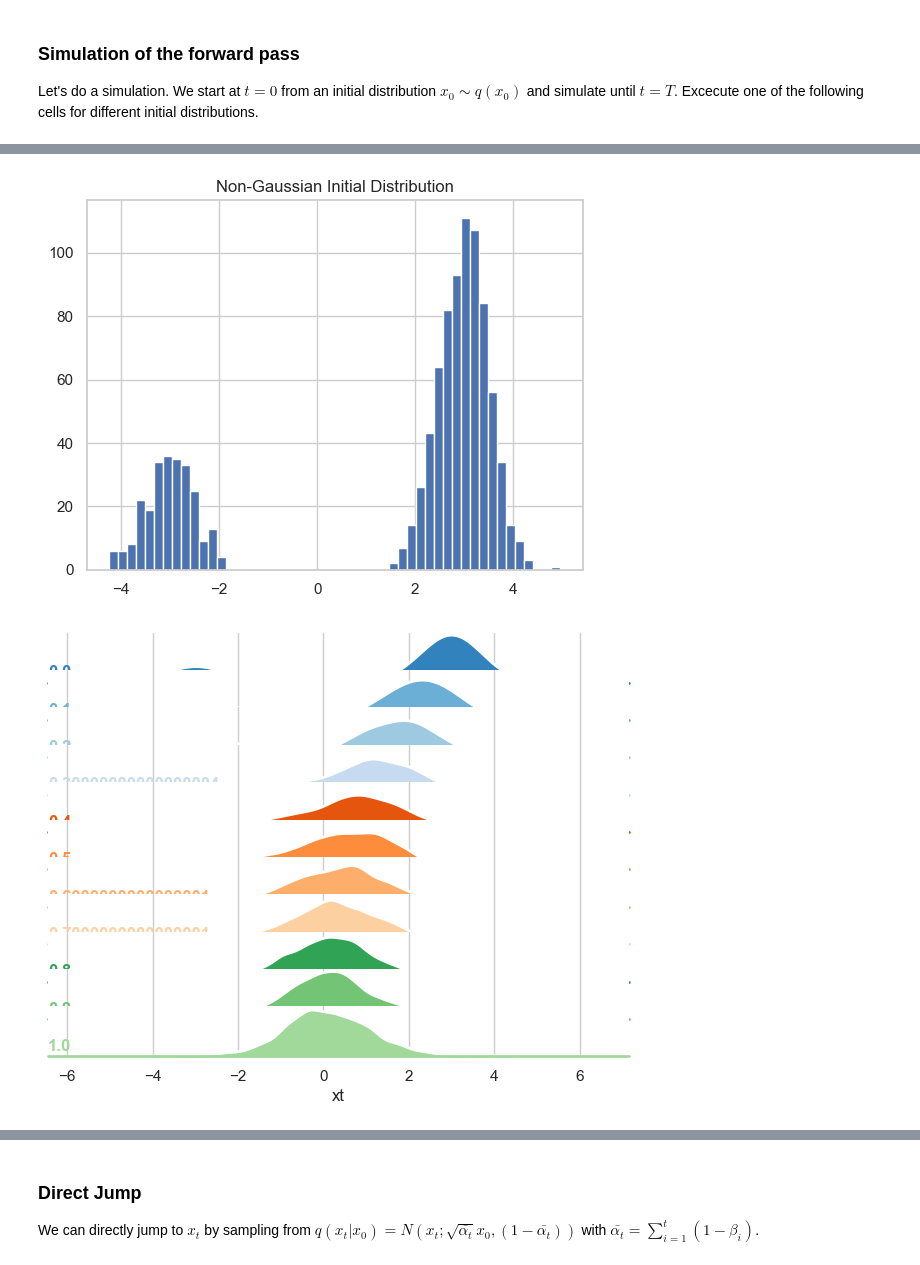
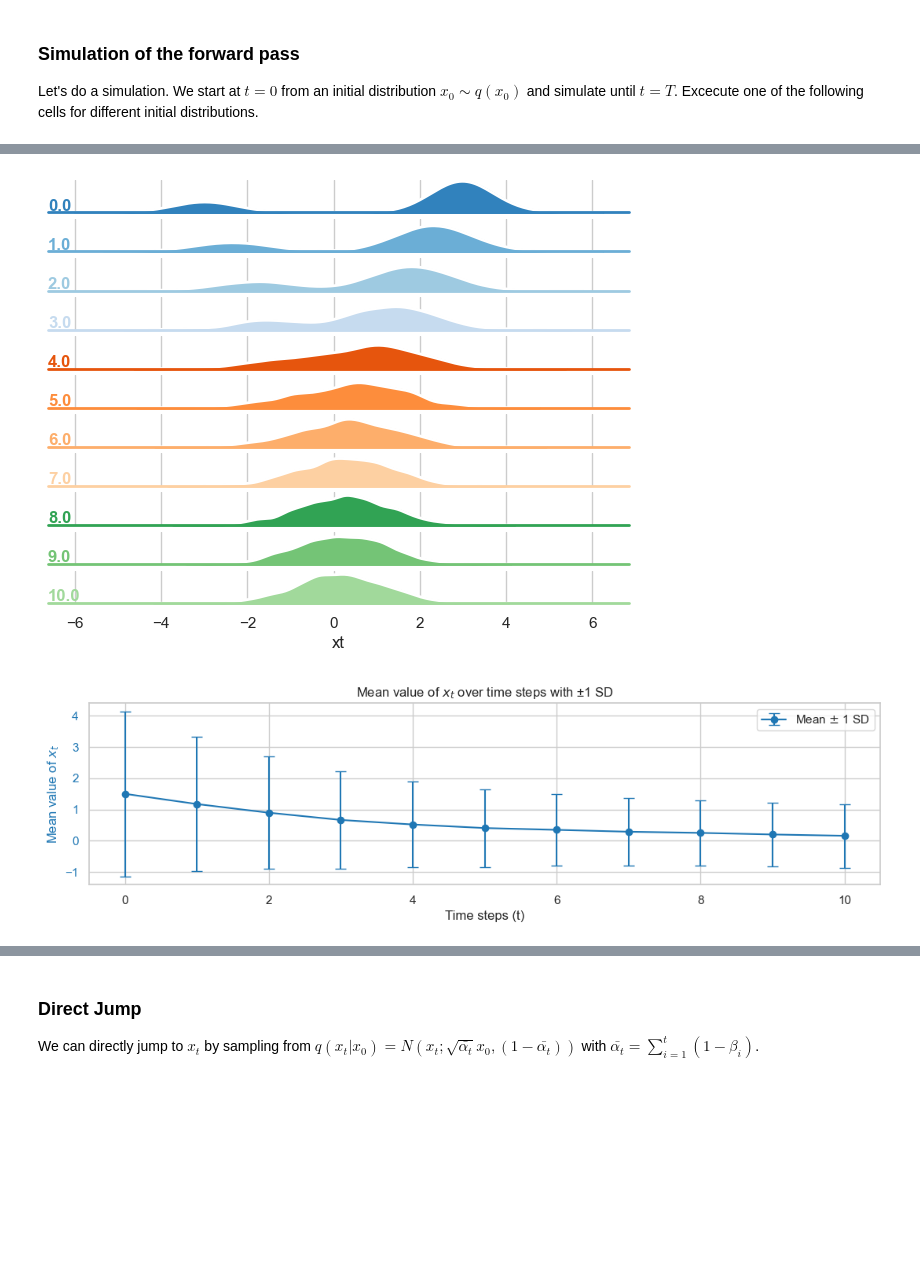
Before and after one commit to ioskn/mldl_htwg, a Jupyter notebook: generative/diffusion.ipynb, the cells around one changed output, grey strips where cells are left out. Drawn from its saved outputs; the diff is of its cells as text; code cells hidden in the pictures; blank space fills up the shorter version.

```diff
--- a/generative/diffusion.ipynb
+++ b/generative/diffusion.ipynb
@@ -9,3 +9,11 @@ This notebook explains the diffusion model and gives an example for a 1-D diffus
+# %%
+import pandas as pd
+import seaborn as sns
+import matplotlib.pyplot as plt
+from sklearn.preprocessing import MinMaxScaler
+import numpy as np
+
+EXAMPLE_BIMODAL = True # True for bimodal, False for unimodal data example shown in the slides
 # %% [markdown]
 ## Forward pass simulation of the transition Kernel
 
@@ -35,10 +56,0 @@ xt[xt < 10.4] = np.random.normal(10, 0.5, len(xt[xt < 10.4]))
-# %%
-####### Bimodal Distribution centered at zero #######
-import numpy as np
-N = int(1e3)
-xt = np.random.normal(3, 0.5, N)
-idx = np.random.choice(N, int(N/4), replace=False)
-xt[idx] = np.random.normal(-3, 0.5, len(idx))
-
-####### Uniform Distribution #######
-#xt = np.random.uniform(3, 3.5, N)
@@ -45,39 +94,11 @@ xt[idx] = np.random.normal(-3, 0.5, len(idx))
 # %%
-steps = 10 #<-- Number of time steps corresponding to T
-beta = 0.4 #<-- Diffusion parameter here fixed
-
-import warnings
-warnings.filterwarnings('ignore')
-
-import pandas as pd
-import seaborn as sns
-import matplotlib.pyplot as plt
-from sklearn.preprocessing import MinMaxScaler
-
-
-xt0=xt
-plt.hist(xt, bins=50)
-plt.title('Non-Gaussian Initial Distribution')
-
-
-t = 0
-df = pd.DataFrame({
-    't': [t] * N,
-    'xt': xt
-})
-
-for i in range(1, steps + 1):
-    t = t + 1
-    xt = np.random.normal(np.sqrt(1-beta) * xt, scale=np.sqrt(beta)) #<-- Transition Kernel
-    temp_df = pd.DataFrame({'t': [t] * N, 'xt': xt})
-    df = pd.concat([df, temp_df])
-
-
 ########## Below is plotting code only ##########
 # Normalize 't' to use as y-axis value
 scaler = MinMaxScaler()
 df['t_org'] = df[['t']]
 df['t'] = scaler.fit_transform(df[['t']])
+# Round 't' to two decimal places
+df['t'] = 10*df['t'].round(1)
 
 # Plot using seaborn's kdeplot for ridge plot
 sns.set(style="whitegrid")
@@ -97,7 +118,7 @@ def label(x, color, label):
 g.map(label, "xt")
 
 # Set the subplots to overlap
-g.fig.subplots_adjust(hspace=-0.25)
+#g.fig.subplots_adjust(hspace=-0.25)
 
 # Remove axes details that don't play well with overlap
 g.set_titles("")
@@ -109,33 +130,33 @@ plt.show()
 
 # Print the mean and standard deviation of the final xt
 mean_xt = np.mean(xt)
 sd_xt = np.std(xt)
 mean_xt, sd_xt
 
 # Creating a new DataFrame to store the mean and standard deviation at each time step
 mean_sd_df = df.groupby('t').agg(
     mean_xt=('xt', 'mean'),
     sd_xt=('xt', 'std')
 ).reset_index()
 
 # Creating a plot with two y-axes
-fig, ax1 = plt.subplots(figsize=(10, 6))
+fig, ax1 = plt.subplots(figsize=(13, 3))
 
 # Plotting the mean values of xt
 ax1.errorbar(mean_sd_df['t'], mean_sd_df['mean_xt'],
              yerr=mean_sd_df['sd_xt'], fmt='-o', capsize=5,
              label='Mean $\pm$ 1 SD', color='tab:blue')
 ax1.set_xlabel('Time steps (t)')
 ax1.set_ylabel('Mean value of $x_t$', color='tab:blue')
 ax1.tick_params(axis='y', labelcolor='tab:blue')
 
 # Adding a title
 plt.title('Mean value of $x_t$ over time steps with ±1 SD')
 
 # Adding a legend
 ax1.legend()
 
 plt.show()
 # %% [output]
-[figure, old version]
+[figure, new version]
-[figure, old version]
+[figure, new version]
```
Also changed, not shown: parts of 22 cells of this notebook.
